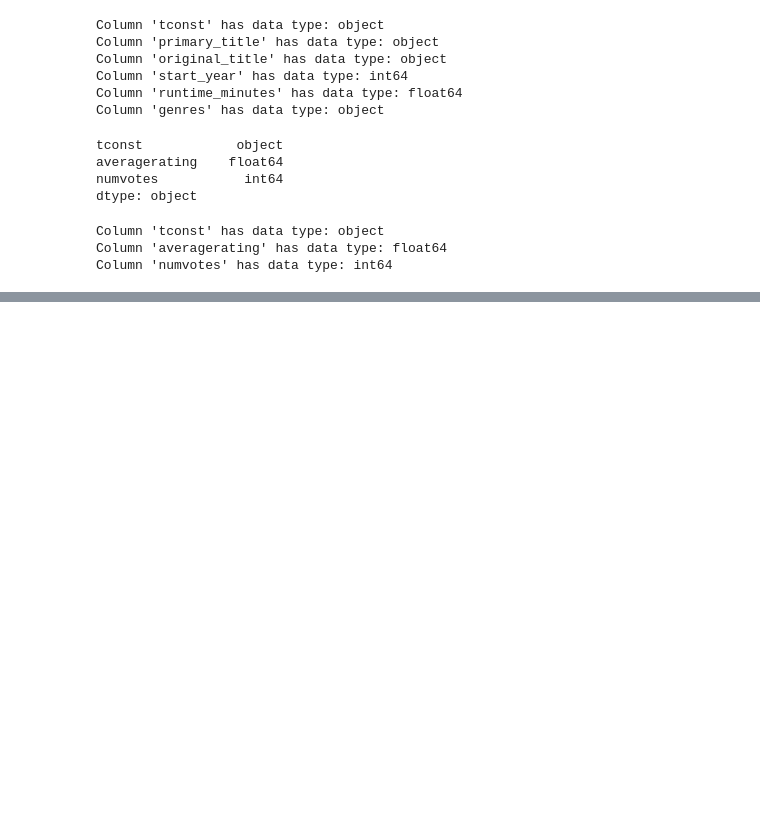
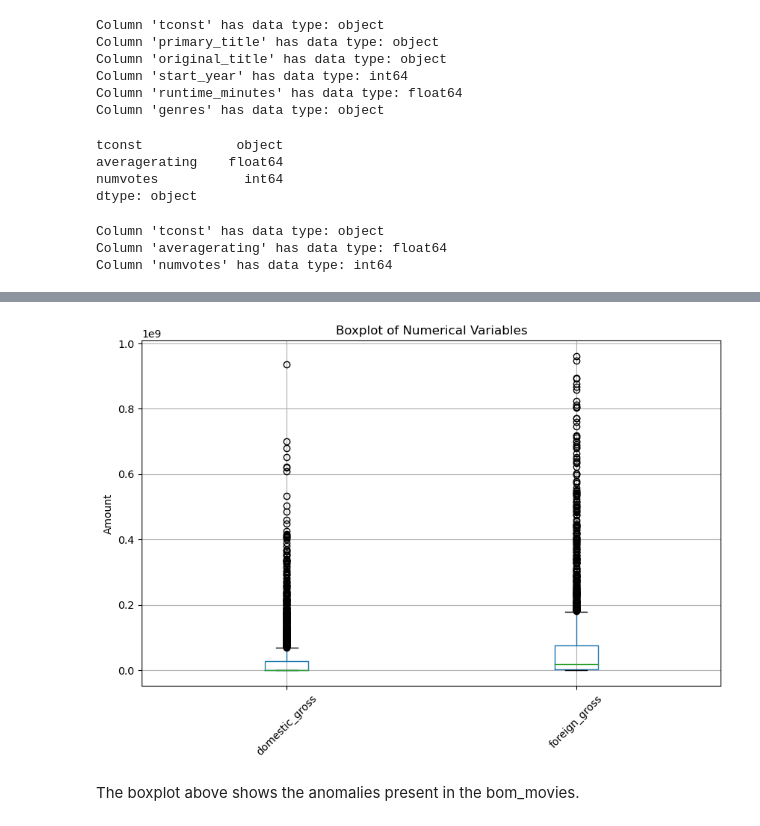
Before and after one commit to Oruko-pj/learn-co-curriculum-dsc-phase-1-project-master-zippedData, a Jupyter notebook: Microsoft new movie studio.ipynb, the cells around one changed output, grey strips where cells are left out. Saved outputs shown, nothing was run; the diff lists cells and outputs as text; code cells hidden in the pictures; blank space fills up the shorter version.

```diff
--- a/Microsoft new movie studio.ipynb
+++ b/Microsoft new movie studio.ipynb
@@ -283,0 +567,8 @@ Column 'numvotes' has data type: int64
+# %%
+# Checking for Anomalies in bom_movies
+# here i use descriptive statistics for the numerical variables in bom_movies
+# Calculate summary statistics for numerical variables
+numerical_cols = ['domestic_gross', 'foreign_gross']
+descriptive_statistics_df = df_bom_movies[numerical_cols].describe()
+
+descriptive_statistics_df
@@ -283,0 +585,13 @@ Column 'numvotes' has data type: int64
+# %%
+
+# Box plot of numerical variables
+plt.figure(figsize=(10, 6))
+df_bom_movies[numerical_cols].boxplot()
+plt.title('Boxplot of Numerical Variables')
+plt.ylabel('Amount')
+plt.xticks(rotation=45)
+plt.show()
+# %% [output]
+[figure, added]
+# %% [markdown]
+The boxplot above shows the anomalies present in the bom_movies.
```
Also changed, not shown: parts of 31 cells of this notebook.
